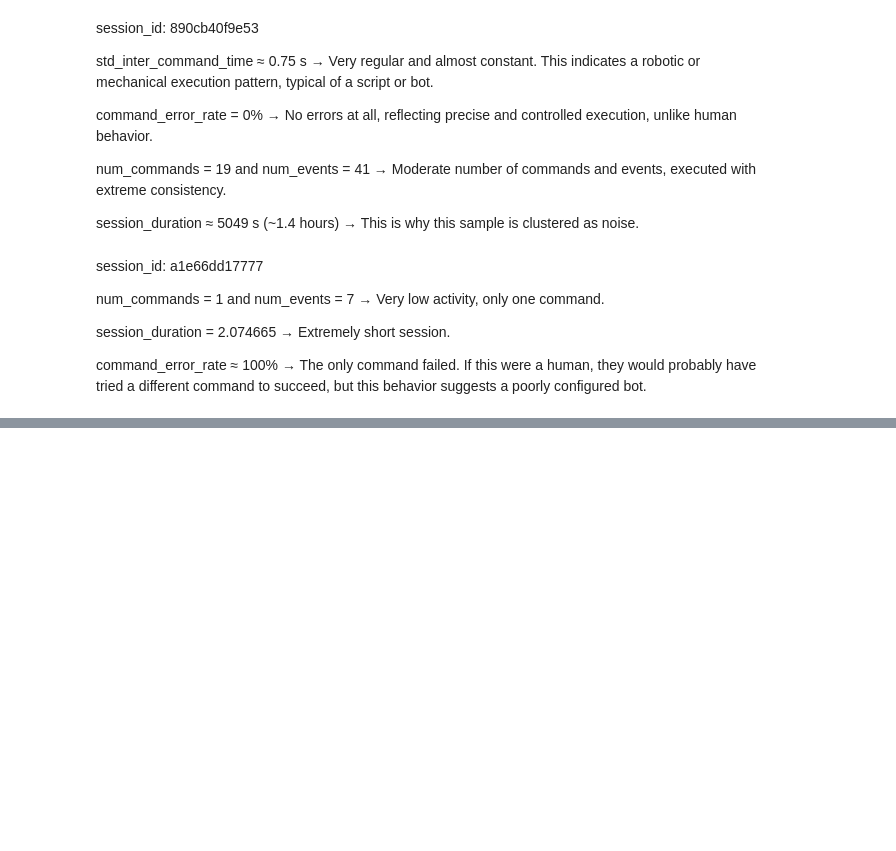
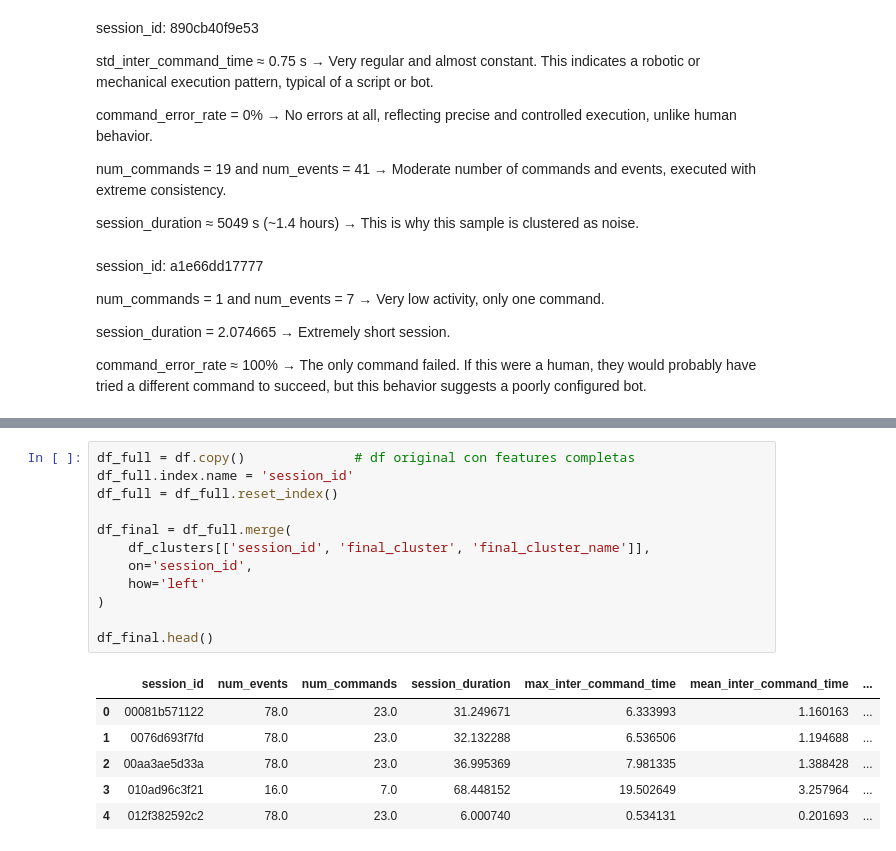
Before and after one commit to rubengilmartinez/Attacker-Behavioral-Profiling, a Jupyter notebook: notebooks/hdbscan_advanced_final_algorithm.ipynb, the cells around one changed output, grey strips where cells are left out. Saved outputs shown, nothing was run; the diff lists cells and outputs as text; blank space fills up the shorter version.

```diff
--- a/notebooks/hdbscan_advanced_final_algorithm.ipynb
+++ b/notebooks/hdbscan_advanced_final_algorithm.ipynb
@@ -1275,0 +1547,19 @@ command_error_rate ≈ 100% → The only command failed. If this were a human, t
+# %%
+df_full = df.copy()              # df original con features completas
+df_full.index.name = 'session_id'
+df_full = df_full.reset_index()
+
+df_final = df_full.merge(
+    df_clusters[['session_id', 'final_cluster', 'final_cluster_name']],
+    on='session_id',
+    how='left'
+)
+
+df_final.head()
+# %% [output]
+|  | session_id | num_events | num_commands | session_duration | max_inter_command_time | mean_inter_command_time | ... |
+| 0 | 00081b571122 | 78.0 | 23.0 | 31.249671 | 6.333993 | 1.160163 | ... |
+| 1 | 0076d693f7fd | 78.0 | 23.0 | 32.132288 | 6.536506 | 1.194688 | ... |
+| 2 | 00aa3ae5d33a | 78.0 | 23.0 | 36.995369 | 7.981335 | 1.388428 | ... |
+| 3 | 010ad96c3f21 | 16.0 | 7.0 | 68.448152 | 19.502649 | 3.257964 | ... |
+| 4 | 012f382592c2 | 78.0 | 23.0 | 6.000740 | 0.534131 | 0.201693 | ... |
```
Also changed, not shown: parts of 21 cells of this notebook.
